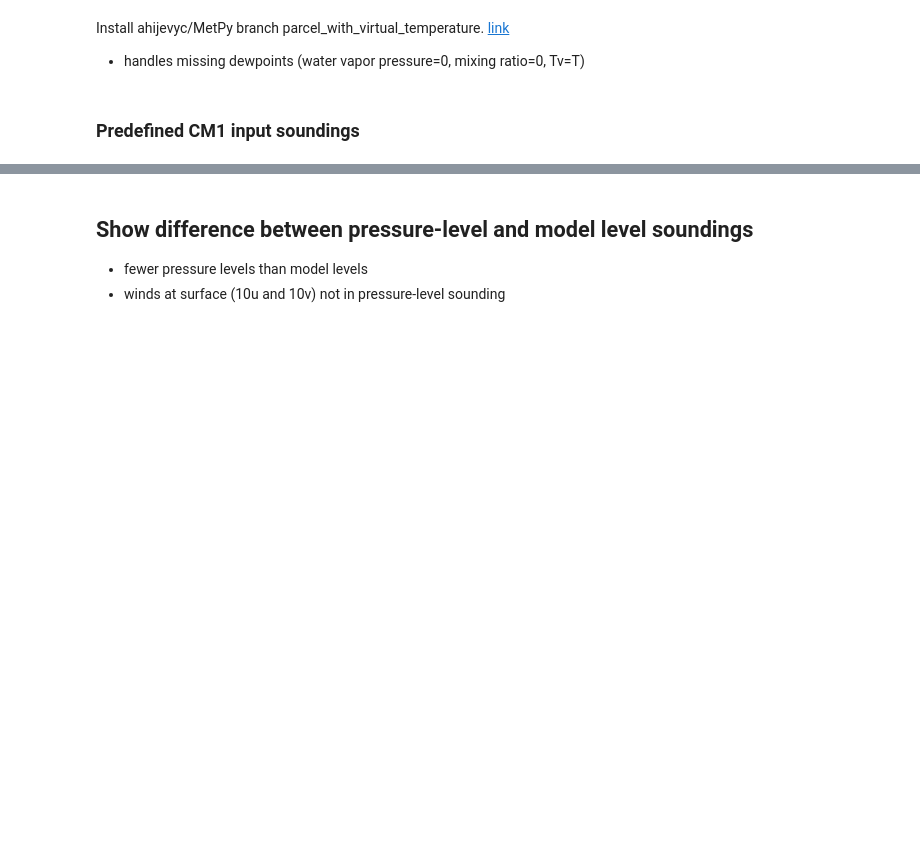
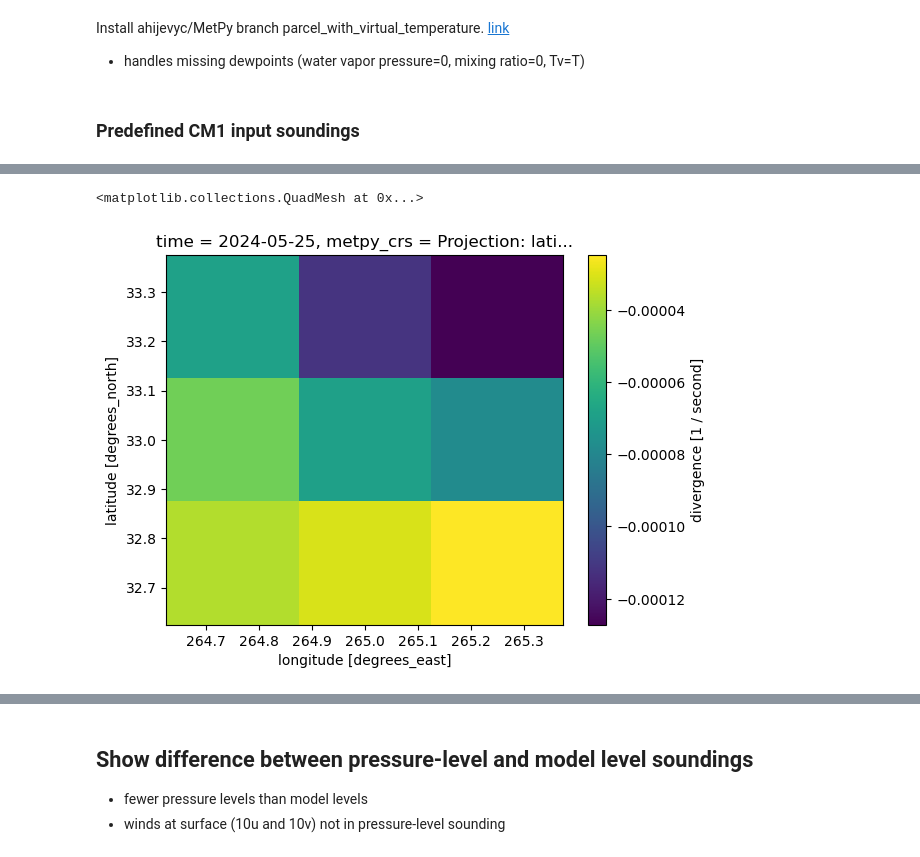
Before and after one commit to NCAR/CM1, a Jupyter notebook: cm1/input_sounding_era5.ipynb, the cells around one changed output, grey strips where cells are left out. Cells and saved outputs as stored; diff of their text form; code cells hidden in the pictures; blank space fills up the shorter version.

```diff
--- a/cm1/input_sounding_era5.ipynb
+++ b/cm1/input_sounding_era5.ipynb
@@ -99,4 +148,24 @@ for k, v in isel.items():
 # %%
-ds0
+import metpy.calc as mpcalc
+
+ds = ds0
+# Attach MetPy parsing (to interpret units and coordinates)
+ds = ds.metpy.parse_cf()
+
+# Get wind components (assumes they are in m/s and with coordinates parsed)
+u = ds['U'].metpy.sel(level=850 * units.hPa)  # or any other level
+v = ds['V'].metpy.sel(level=850 * units.hPa)
+
+# Grid spacing (assumes 1D lat/lon)
+dx, dy = mpcalc.lat_lon_grid_deltas( ds['longitude'], ds['latitude'])
+
+# Compute divergence (returns units of 1/s)
+div = mpcalc.divergence(u, v, dx=dx, dy=dy)
+# `div` is a 2D array (latitude x longitude) at the selected level
+ds['divergence'] = (('latitude', 'longitude'), div.data)
+ds['divergence'].plot()
+# %% [output]
+<matplotlib.collections.QuadMesh at 0x...>
+[figure, added]
 # %%
 cm1.input.era5.pressure_level(valid_time).load()
```
Also changed, not shown: parts of 6 cells of this notebook, 2 other files.
